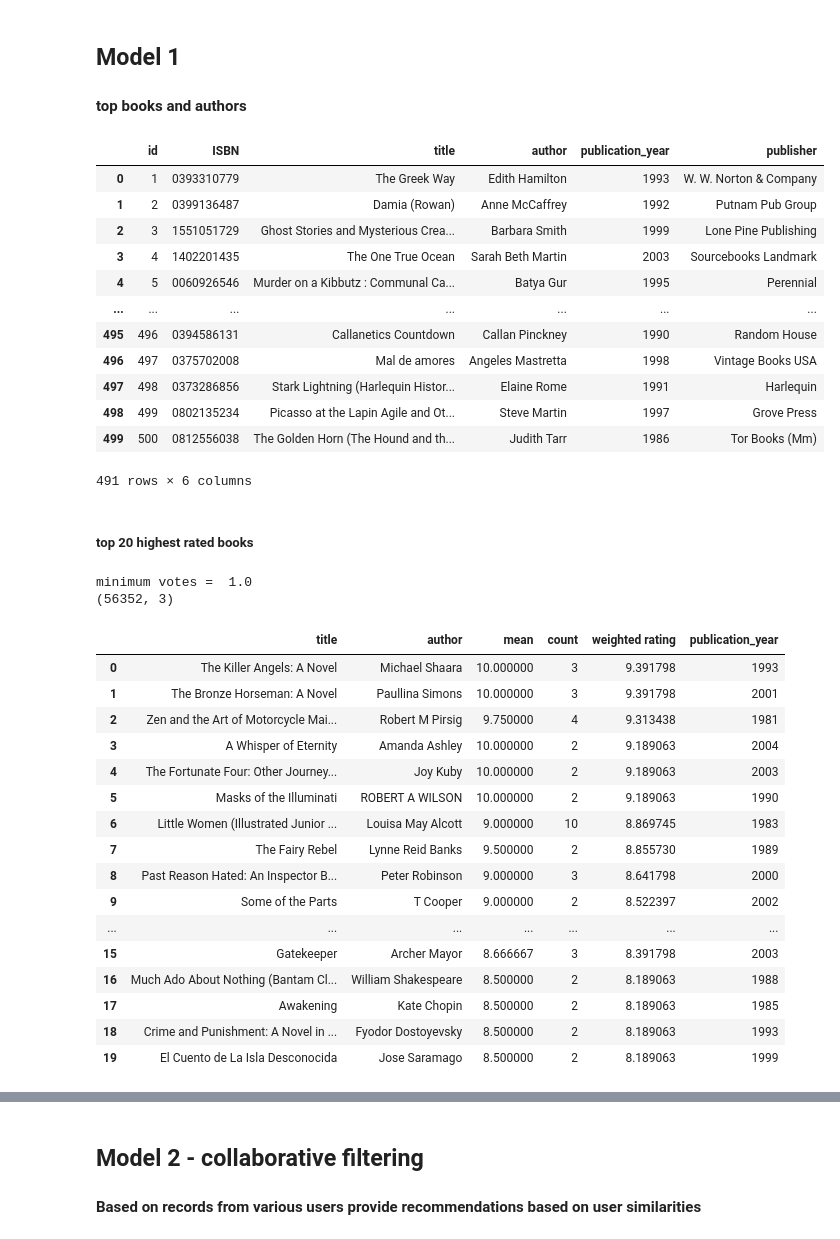
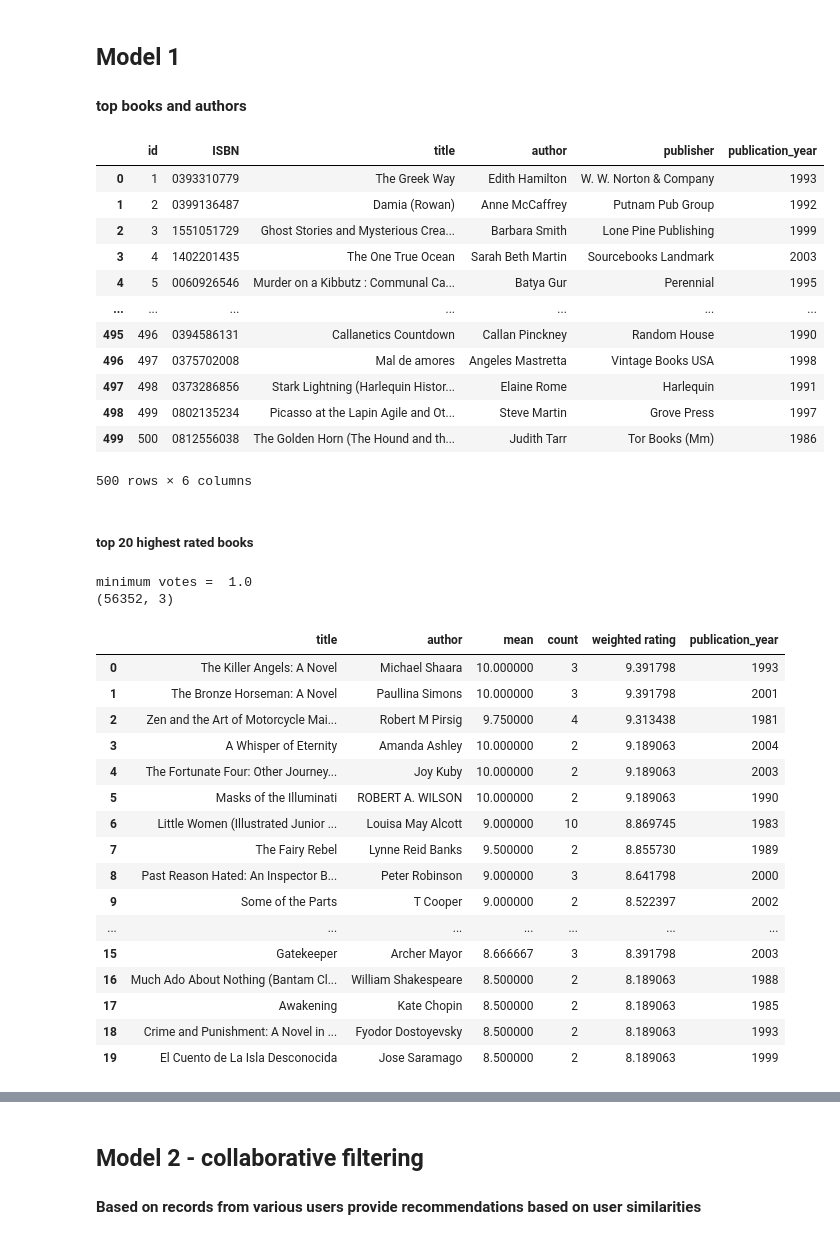
Before and after one commit to laurenceandrews/auguread, a Jupyter notebook: clubs/book_to_user_recommender/book-to-user-model.ipynb, the cells around one changed output, grey strips where cells are left out. Saved outputs shown, nothing was run; the diff lists cells and outputs as text; code cells hidden in the pictures.

```diff
--- a/clubs/book_to_user_recommender/book-to-user-model.ipynb
+++ b/clubs/book_to_user_recommender/book-to-user-model.ipynb
@@ -57,3 +44,3 @@ df_books_cleaned.head()
 # %%
 # clean all rows that contained some nan
-df_books_cleaned = df_books_cleaned.dropna(how='any')
+df_books = df_books.dropna(how='any')
@@ -162,28 +87,28 @@ df_ratings_cleaned.groupby(['Book-Rating']).count()
 
 #### top books and authors
 # %%
-df_books_cleaned
+df_books
 # %% [output]
-|  | id | ISBN | title | author | publication_year | publisher |
-| 0 | 1 | 0393310779 | The Greek Way | Edith Hamilton | 1993 | W. W. Norton & Company |
-| 1 | 2 | 0399136487 | Damia (Rowan) | Anne McCaffrey | 1992 | Putnam Pub Group |
-| 2 | 3 | 1551051729 | Ghost Stories and Mysterious Crea... | Barbara Smith | 1999 | Lone Pine Publishing |
-| 3 | 4 | 1402201435 | The One True Ocean | Sarah Beth Martin | 2003 | Sourcebooks Landmark |
-| 4 | 5 | 0060926546 | Murder on a Kibbutz : Communal Ca... | Batya Gur | 1995 | Perennial |
+|  | id | ISBN | title | author | publisher | publication_year |
+| 0 | 1 | 0393310779 | The Greek Way | Edith Hamilton | W. W. Norton & Company | 1993 |
+| 1 | 2 | 0399136487 | Damia (Rowan) | Anne McCaffrey | Putnam Pub Group | 1992 |
+| 2 | 3 | 1551051729 | Ghost Stories and Mysterious Crea... | Barbara Smith | Lone Pine Publishing | 1999 |
+| 3 | 4 | 1402201435 | The One True Ocean | Sarah Beth Martin | Sourcebooks Landmark | 2003 |
+| 4 | 5 | 0060926546 | Murder on a Kibbutz : Communal Ca... | Batya Gur | Perennial | 1995 |
 | ... | ... | ... | ... | ... | ... | ... |
-| 495 | 496 | 0394586131 | Callanetics Countdown | Callan Pinckney | 1990 | Random House |
-| 496 | 497 | 0375702008 | Mal de amores | Angeles Mastretta | 1998 | Vintage Books USA |
-| 497 | 498 | 0373286856 | Stark Lightning (Harlequin Histor... | Elaine Rome | 1991 | Harlequin |
-| 498 | 499 | 0802135234 | Picasso at the Lapin Agile and Ot... | Steve Martin | 1997 | Grove Press |
-| 499 | 500 | 0812556038 | The Golden Horn (The Hound and th... | Judith Tarr | 1986 | Tor Books (Mm) |
+| 495 | 496 | 0394586131 | Callanetics Countdown | Callan Pinckney | Random House | 1990 |
+| 496 | 497 | 0375702008 | Mal de amores | Angeles Mastretta | Vintage Books USA | 1998 |
+| 497 | 498 | 0373286856 | Stark Lightning (Harlequin Histor... | Elaine Rome | Harlequin | 1991 |
+| 498 | 499 | 0802135234 | Picasso at the Lapin Agile and Ot... | Steve Martin | Grove Press | 1997 |
+| 499 | 500 | 0812556038 | The Golden Horn (The Hound and th... | Judith Tarr | Tor Books (Mm) | 1986 |
-491 rows × 6 columns
+500 rows × 6 columns
 # %% [markdown]
 ##### top 20 highest rated books
 # %%
 
 # top 20 highest rated books
 
-top_20_books = df_ratings_cleaned.groupby('ISBN').agg(['mean', 'count'])['Book-Rating'].reset_index()
+top_20_books = df_ratings.groupby('ISBN').agg(['mean', 'count'])['Book-Rating'].reset_index()
 
 # generate score based on mean rating and total number of times the book is rated
 minVotes = top_20_books['count'].quantile(0.10) # minimum votes required to be listed in the Top 250
@@ -197,7 +122,7 @@ top_20_books['weighted rating'] = (v/(v+minVotes))*R + (minVotes/(v+minVotes))*C
 top_20_books = top_20_books.sort_values('weighted rating', ascending=False).reset_index(drop=True)
 
 # get title of books
-top_20_books = pd.merge(top_20_books, df_books_cleaned, on='ISBN')[['title', 'author', 'mean', 'count', 'weighted rating',
+top_20_books = pd.merge(top_20_books, df_books, on='ISBN')[['title', 'author', 'mean', 'count', 'weighted rating',
                               'publication_year']].drop_duplicates('title').iloc[:20]
 top_20_books
 # %% [output]
@@ -209,7 +134,7 @@ minimum votes =  1.0
 | 2 | Zen and the Art of Motorcycle Mai... | Robert M Pirsig | 9.750000 | 4 | 9.313438 | 1981 |
 | 3 | A Whisper of Eternity | Amanda Ashley | 10.000000 | 2 | 9.189063 | 2004 |
 | 4 | The Fortunate Four: Other Journey... | Joy Kuby | 10.000000 | 2 | 9.189063 | 2003 |
-| 5 | Masks of the Illuminati | ROBERT A WILSON | 10.000000 | 2 | 9.189063 | 1990 |
+| 5 | Masks of the Illuminati | ROBERT A. WILSON | 10.000000 | 2 | 9.189063 | 1990 |
 | 6 | Little Women (Illustrated Junior ... | Louisa May Alcott | 9.000000 | 10 | 8.869745 | 1983 |
 | 7 | The Fairy Rebel | Lynne Reid Banks | 9.500000 | 2 | 8.855730 | 1989 |
 | 8 | Past Reason Hated: An Inspector B... | Peter Robinson | 9.000000 | 3 | 8.641798 | 2000 |
```
Also changed, not shown: parts of 31 cells of this notebook, 8 other files.
